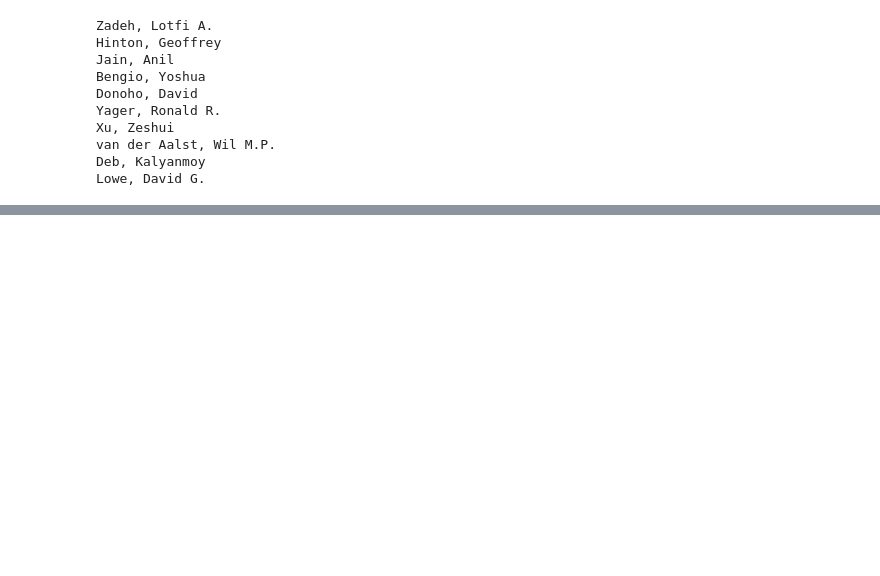
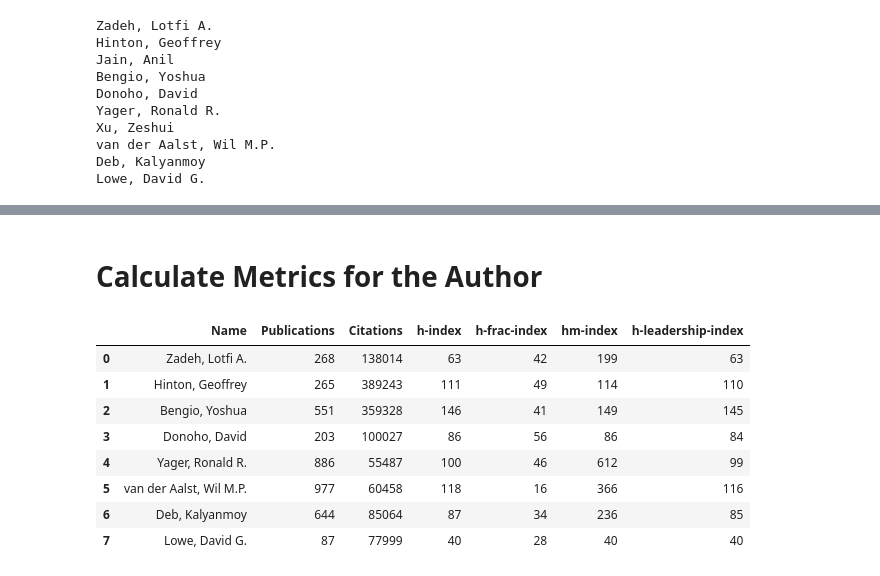
Before and after one commit to nepython/metrics, a Jupyter notebook: scopus.ipynb, the cells around one changed output, grey strips where cells are left out. Cells and saved outputs as stored; diff of their text form; code cells hidden in the pictures; blank space fills up the shorter version.

Commit message:
Added h-leadship index

```diff
--- a/scopus.ipynb
+++ b/scopus.ipynb
@@ -65,7 +67,10 @@ def search_author(author_name, affiliation, country_code, field):
         return None
 # %%
 # Function to fetch all publications for an author using Scopus Author ID
-def fetch_author_publications(author_id, publications=list(), start_index=0):
+def fetch_author_publications(author_id, publications=None, start_index=0):
+    if not publications:
+        publications = []
+
     query = f'AU-ID({author_id})'
     response = requests.get(scopus_search_publications_url, params={'query': query, 'start': start_index, 'count': 200}, headers=headers)
 
@@ -86,7 +91,7 @@ def fetch_author_publications(author_id, publications=list(), start_index=0):
                             'scopus_id': a['@auid'],
                             'name': a.get('ce:indexed-name', ''),
                         }, author_data)
-                else
+                else:
                     authors = []
 
             publication_data = {
@@ -132,7 +135,11 @@ for index, row in df.iterrows():
     if author_search_result is not None:
         author_id = author_search_result.get('dc:identifier', '').split(':')[-1]
         author_publications = fetch_author_publications(author_id)
-        scopus_results.append([author_id, author_publications])
+        scopus_results.append({
+            'scopus_id': author_id,
+            'name': author_name,
+            'publications': author_publications
+        })
         if len(scopus_results) == 10:
             break
     else:
@@ -172,0 +167,41 @@ response_abstract.headers
+# %% [markdown]
+# Calculate Metrics for the Author
+# %%
+import json
+with open('top_10_CS_researcher_all_publications.json', 'r') as fp:
+    authors = json.load(fp)
+# %%
+import pandas as pd
+from calculate import *
+
+rows = []
+for author in authors:
+    if author['name'] in ['Jain, Anil', 'Xu, Zeshui']: continue
+    rows.append({
+        'Name': author['name'],
+        'Publications': len(author['publications']),
+        'Citations': total_citations(author['publications']),
+        'h-index': h_index(author['publications']),
+        'h-frac-index': h_frac_index(author['publications']),
+        'hm-index': hm_index(author['publications']),
+        'h-leadership-index': h_leadership_index(author['scopus_id'], author['publications']),
+        # 'i10-index'
+        # 'Average Citations per Paper',
+        # 'Average number of Authors',
+        # 'Authorship position distribution',
+    })
+
+
+df = pd.DataFrame(rows)
+# %%
+df
+# %% [output]
+|  | Name | Publications | Citations | h-index | h-frac-index | hm-index | h-leadership-index |
+| 0 | Zadeh, Lotfi A. | 268 | 138014 | 63 | 42 | 199 | 63 |
+| 1 | Hinton, Geoffrey | 265 | 389243 | 111 | 49 | 114 | 110 |
+| 2 | Bengio, Yoshua | 551 | 359328 | 146 | 41 | 149 | 145 |
+| 3 | Donoho, David | 203 | 100027 | 86 | 56 | 86 | 84 |
+| 4 | Yager, Ronald R. | 886 | 55487 | 100 | 46 | 612 | 99 |
+| 5 | van der Aalst, Wil M.P. | 977 | 60458 | 118 | 16 | 366 | 116 |
+| 6 | Deb, Kalyanmoy | 644 | 85064 | 87 | 34 | 236 | 85 |
+| 7 | Lowe, David G. | 87 | 77999 | 40 | 28 | 40 | 40 |
```
Also changed, not shown: parts of 14 cells of this notebook, 3 other files.
